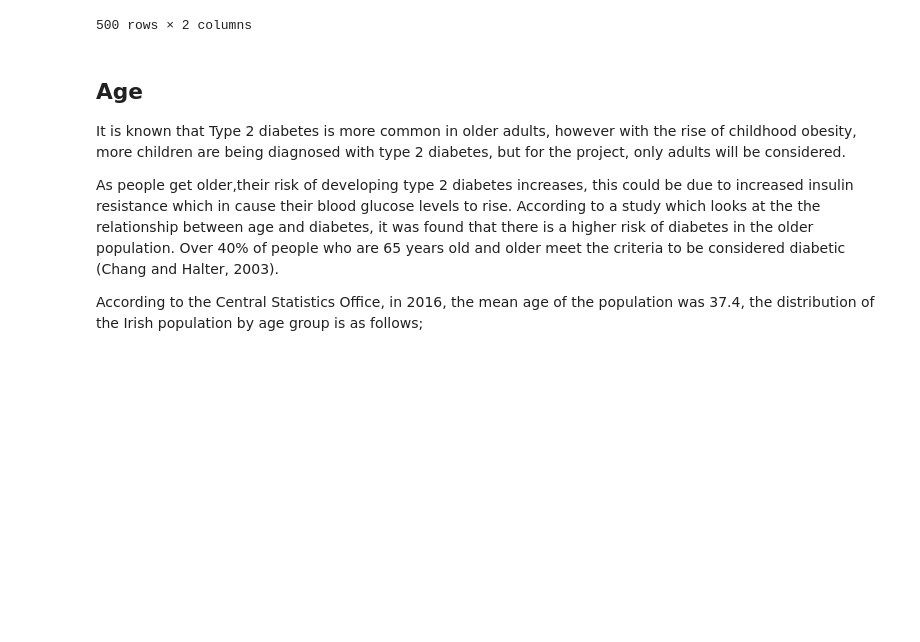
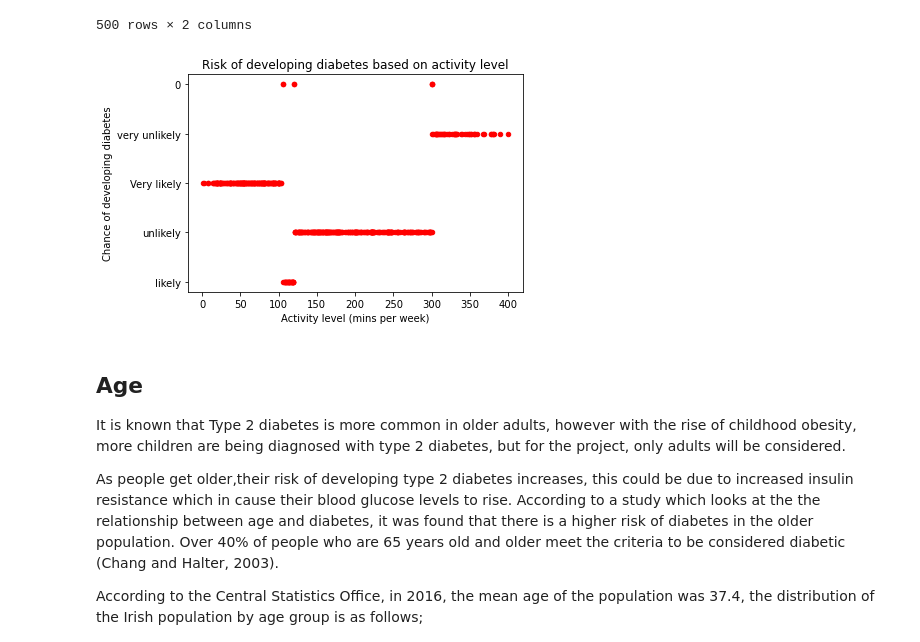
Before and after one commit to kalamkitty/ProgDA_project, a Jupyter notebook: ProgDA_Project.ipynb, the cells around one changed output. Cells and saved outputs as stored; diff of their text form; code cells hidden in the pictures; blank space fills up the shorter version.

```diff
--- a/ProgDA_Project.ipynb
+++ b/ProgDA_Project.ipynb
@@ -79,9 +79,9 @@ Assigning increasing risk level to activity level
 # List of conditions for the actvity level
 conditions = [
     (df_actlvl["Activity level (mins per week)"] <= 105),
-    (df_actlvl["Activity level (mins per week)"] > 106) & (df["Activity level (mins per week)"] <= 120),
-    (df_actlvl["Activity level (mins per week)"] > 121) & (df["Activity level (mins per week)"] <= 300),
-    (df_actlvl["Activity level (mins per week)"] > 301)
+    (df_actlvl["Activity level (mins per week)"] > 106) & (df_actlvl["Activity level (mins per week)"] <= 120),
+    (df_actlvl["Activity level (mins per week)"] > 121) & (df_actlvl["Activity level (mins per week)"] <= 300),
+    (df_actlvl["Activity level (mins per week)"] > 301) & (df_actlvl["Activity level (mins per week)"] <= 420)
     ]
 
 values = ["Very likely", "likely", "unlikely", "very unlikely"]
@@ -90,8 +90,6 @@ values = ["Very likely", "likely", "unlikely", "very unlikely"]
 df_actlvl["Chance of developing diabetes"] = np.select(conditions, values)
 
 df_actlvl
-
-#  Visualisation of activity linked risk
 # %% [output]
 |  | Activity level (mins per week) | Chance of developing diabetes |
 | 0 | 118.2 | likely |
@@ -106,6 +104,17 @@ df_actlvl
 | 498 | 308.3 | very unlikely |
 | 499 | 72.7 | Very likely |
 500 rows × 2 columns
+# %%
+# https://queirozf.com/entries/pandas-dataframe-plot-examples-with-matplotlib-pyplot
+
+#  Visualisation of activity linked risk
+df_actlvl.plot(kind="scatter",x="Activity level (mins per week)",y="Chance of developing diabetes",color='red',title="Risk of developing diabetes based on activity level")
+
+plt.show()
+
+# must fix later due to 0 in y axis
+# %% [output]
+[figure, added]
 # %% [markdown]
 ## Age
 
```
Also changed, not shown: parts of 4 cells of this notebook.
